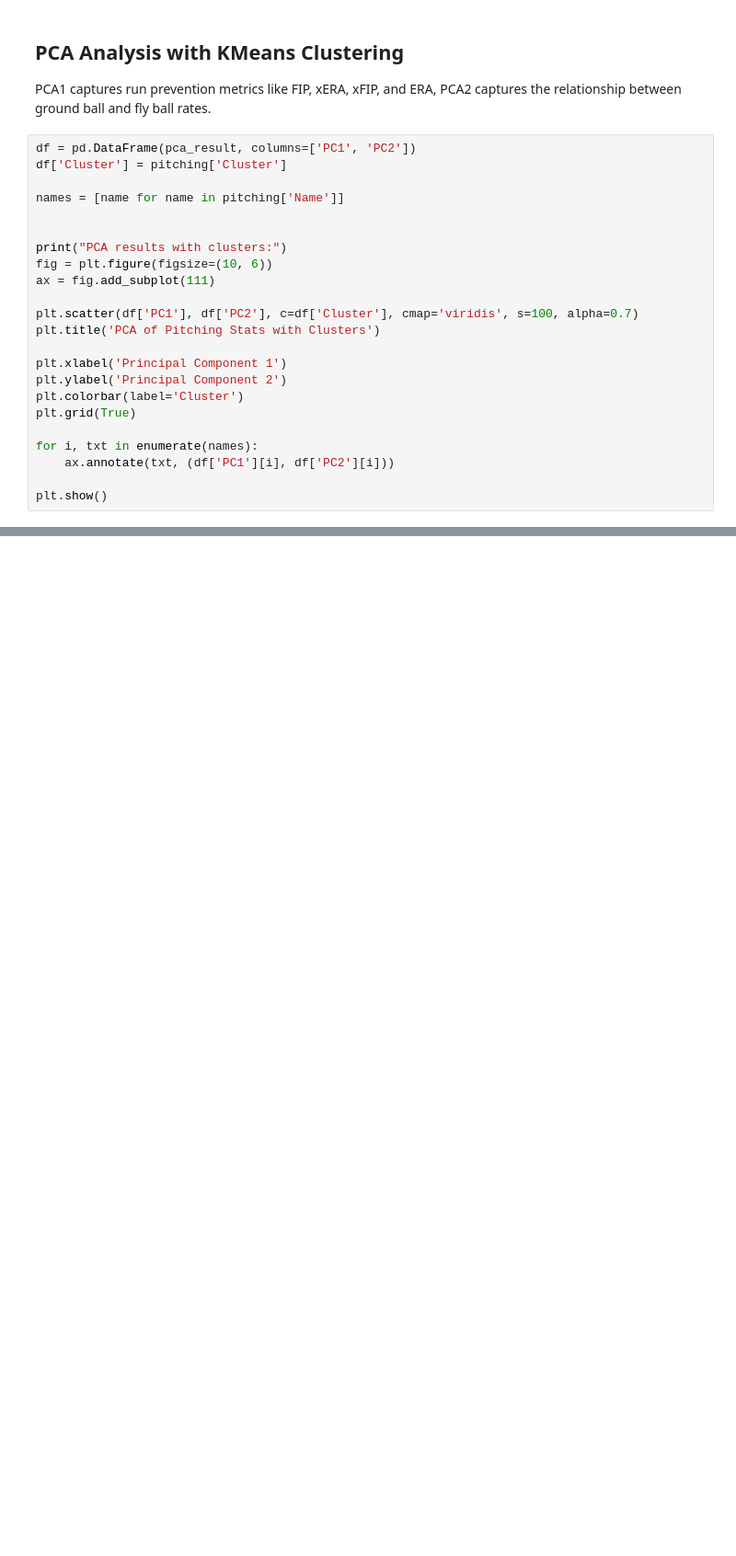
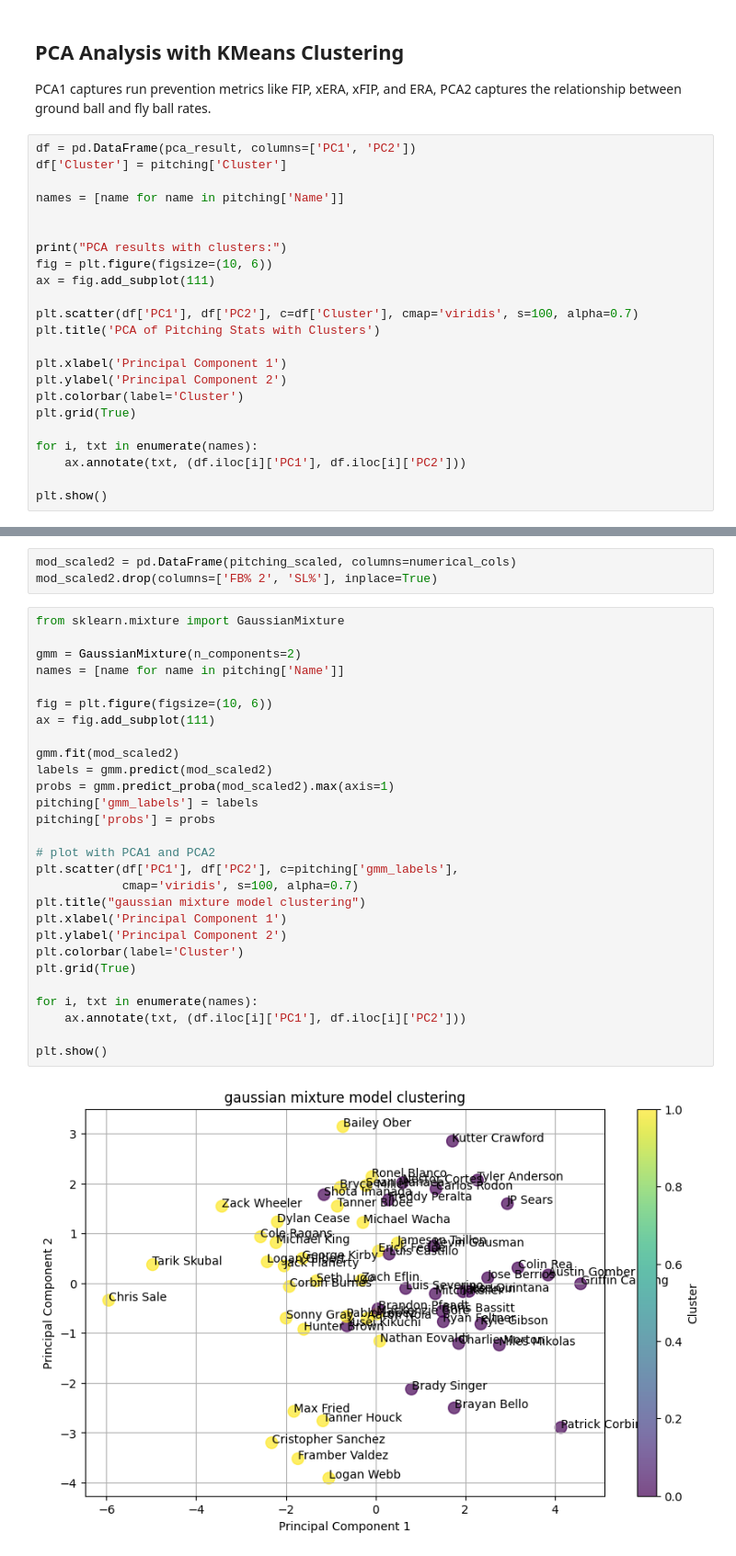
Before and after one commit to esteban1324/MLB_Project, a Jupyter notebook: pitchers_case_study.ipynb, the cells around one changed output, grey strips where cells are left out. Shown at 92% size. Cells and saved outputs as stored; diff of their text form; blank space fills up the shorter version.

```diff
--- a/pitchers_case_study.ipynb
+++ b/pitchers_case_study.ipynb
@@ -176,7 +176,7 @@ plt.colorbar(label='Cluster')
 plt.grid(True)
 
 for i, txt in enumerate(names):
-    ax.annotate(txt, (df['PC1'][i], df['PC2'][i]))
+    ax.annotate(txt, (df.iloc[i]['PC1'], df.iloc[i]['PC2']))
 
 plt.show()
 # %% [output]
@@ -184,0 +187,33 @@ PCA results with clusters:
+# %%
+mod_scaled2 = pd.DataFrame(pitching_scaled, columns=numerical_cols)
+mod_scaled2.drop(columns=['FB% 2', 'SL%'], inplace=True)
+# %%
+from sklearn.mixture import GaussianMixture
+
+gmm = GaussianMixture(n_components=2)
+names = [name for name in pitching['Name']]
+
+fig = plt.figure(figsize=(10, 6))
+ax = fig.add_subplot(111)
+
+gmm.fit(mod_scaled2)
+labels = gmm.predict(mod_scaled2)
+probs = gmm.predict_proba(mod_scaled2).max(axis=1)
+pitching['gmm_labels'] = labels
+pitching['probs'] = probs
+
+# plot with PCA1 and PCA2
+plt.scatter(df['PC1'], df['PC2'], c=pitching['gmm_labels'],
+            cmap='viridis', s=100, alpha=0.7)
+plt.title("gaussian mixture model clustering")
+plt.xlabel('Principal Component 1')
+plt.ylabel('Principal Component 2')
+plt.colorbar(label='Cluster')
+plt.grid(True)
+
+for i, txt in enumerate(names):
+    ax.annotate(txt, (df.iloc[i]['PC1'], df.iloc[i]['PC2']))
+
+plt.show()
+# %% [output]
+[figure, added]
```
Also changed, not shown: parts of 1 cell of this notebook.
